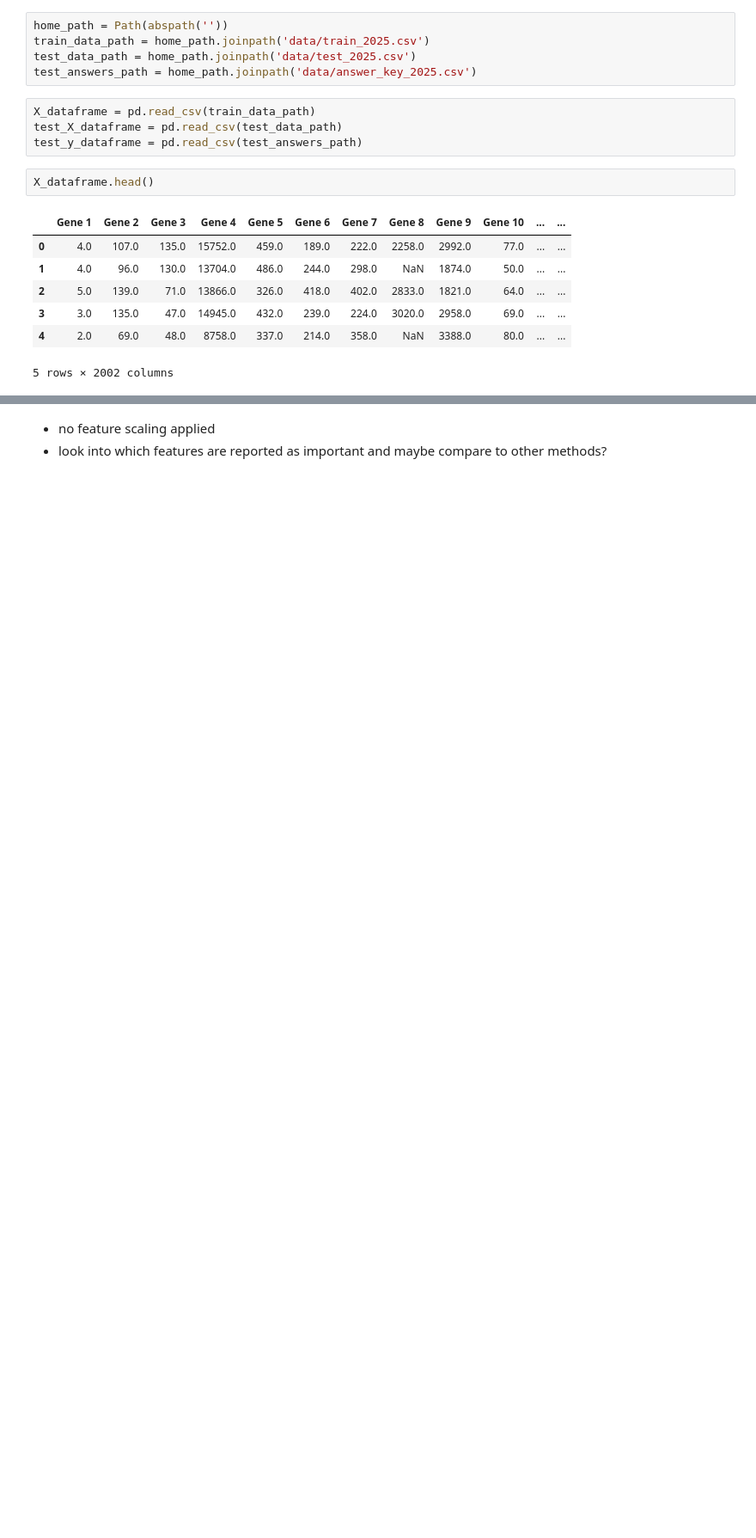
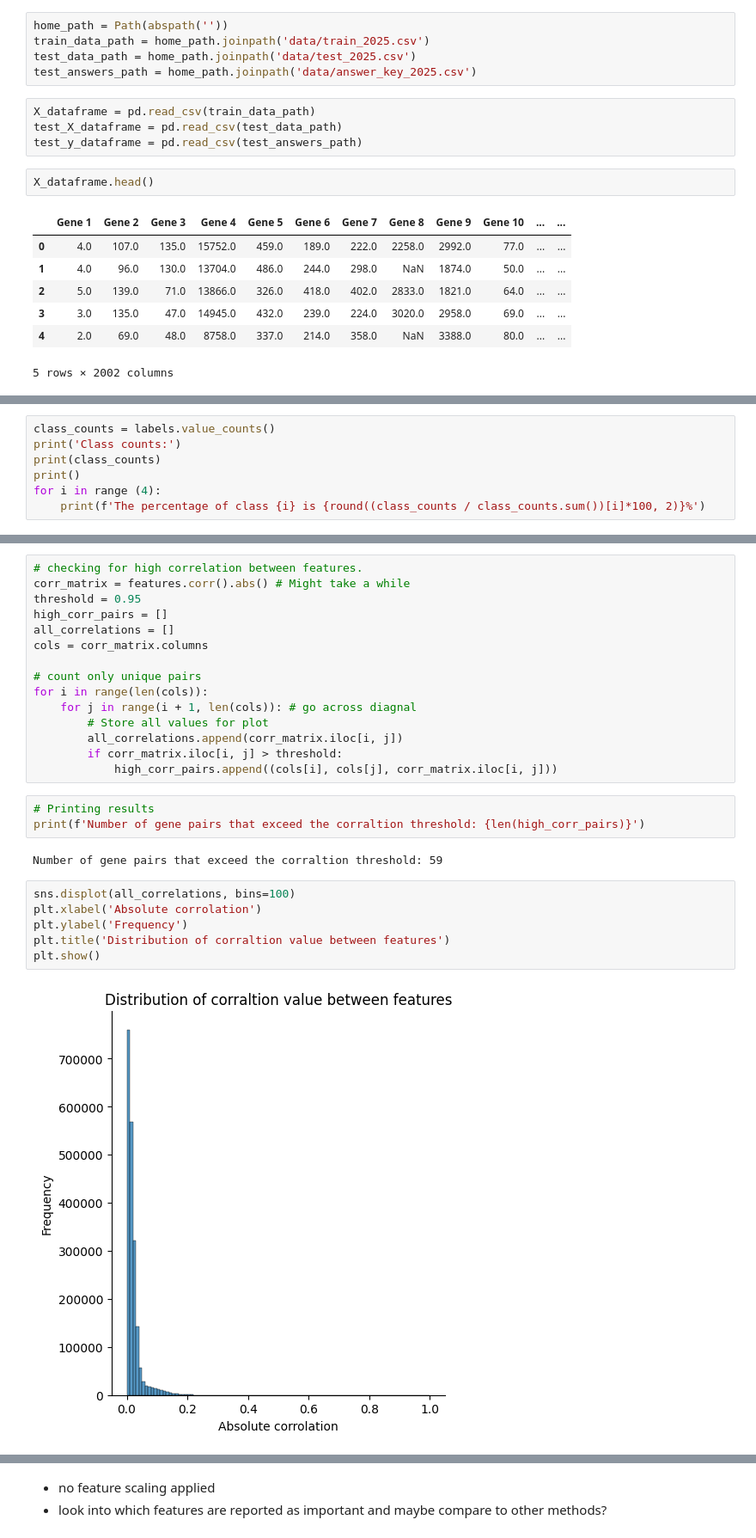
Before and after one commit to Larsdegroot/ML_bio_assignment, a Jupyter notebook: Project-Rf_neural.ipynb, the cells around one changed output, grey strips where cells are left out. Shown: that part at 86% size. Drawn from its saved outputs; the diff is of its cells as text; blank space fills up the shorter version.

```diff
--- a/Project-Rf_neural.ipynb
+++ b/Project-Rf_neural.ipynb
@@ -29,0 +88,7 @@ X_dataframe.head()
+# %%
+class_counts = labels.value_counts()
+print('Class counts:')
+print(class_counts)
+print()
+for i in range (4):
+    print(f'The percentage of class {i} is {round((class_counts / class_counts.sum())[i]*100, 2)}%')
@@ -29,0 +111,28 @@ X_dataframe.head()
+# %%
+# checking for high correlation between features.
+corr_matrix = features.corr().abs() # Might take a while
+threshold = 0.95
+high_corr_pairs = []
+all_correlations = []
+cols = corr_matrix.columns
+
+# count only unique pairs
+for i in range(len(cols)):
+    for j in range(i + 1, len(cols)): # go across diagnal
+        # Store all values for plot
+        all_correlations.append(corr_matrix.iloc[i, j])
+        if corr_matrix.iloc[i, j] > threshold:
+            high_corr_pairs.append((cols[i], cols[j], corr_matrix.iloc[i, j]))
+# %%
+# Printing results
+print(f'Number of gene pairs that exceed the corraltion threshold: {len(high_corr_pairs)}')
+# %% [output]
+Number of gene pairs that exceed the corraltion threshold: 59
+# %%
+sns.displot(all_correlations, bins=100)
+plt.xlabel('Absolute corrolation')
+plt.ylabel('Frequency')
+plt.title('Distribution of corraltion value between features')
+plt.show()
+# %% [output]
+[figure, added]
```
Also changed, not shown: parts of 33 cells of this notebook.
